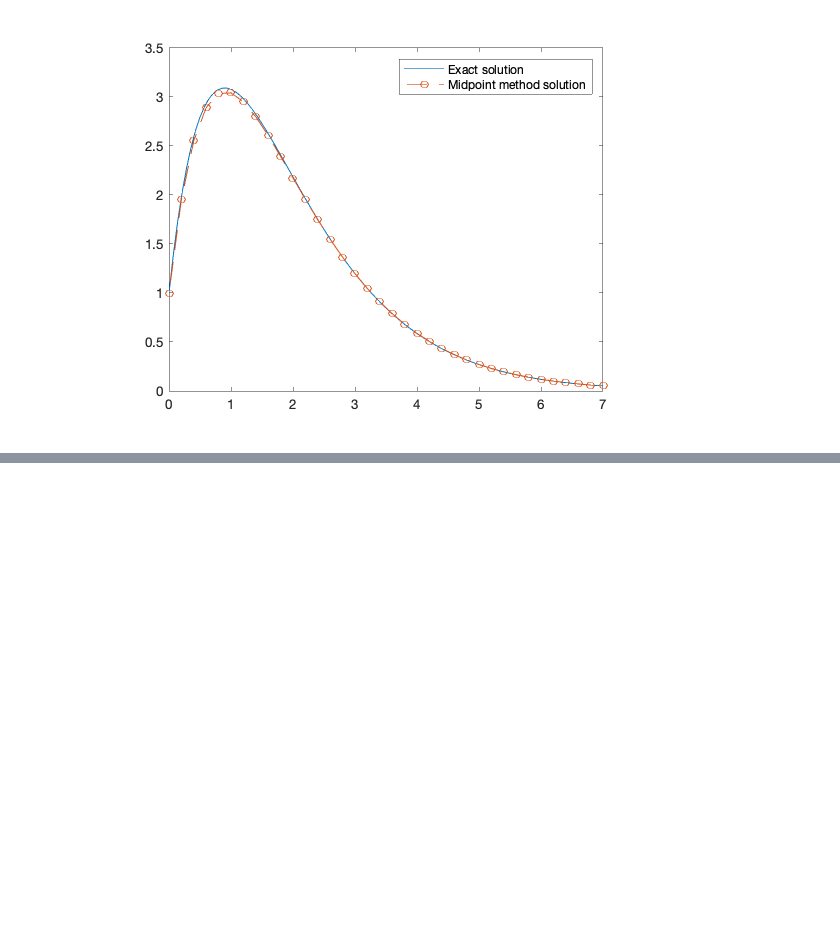
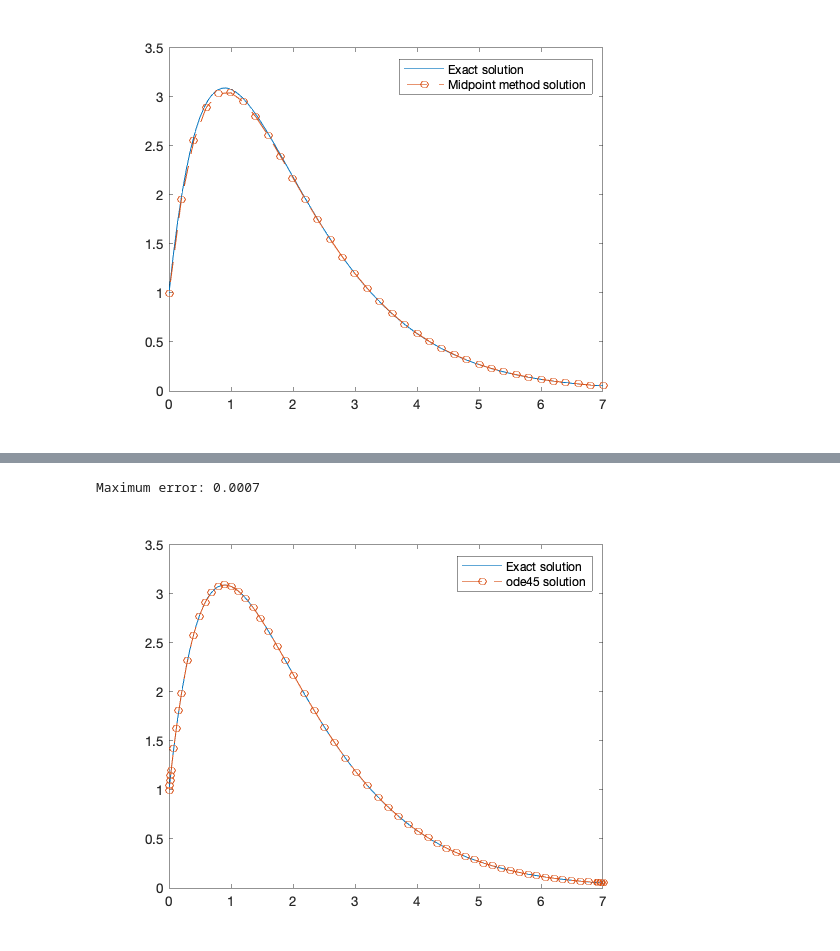
Before and after one commit to kyleniemeyer/ME373, a Jupyter notebook: docs/first-order-numerical.ipynb, the cells around one changed output, grey strips where cells are left out. Cells and saved outputs as stored; diff of their text form; code cells hidden in the pictures; blank space fills up the shorter version.

```diff
--- a/docs/first-order-numerical.ipynb
+++ b/docs/first-order-numerical.ipynb
@@ -233,0 +273,17 @@ This method is explicit and fourth-order accurate: error $\sim \mathcal{O}(\Delt
+# %%
+clear
+
+f = @(x,y) 8*exp(-x)*(1 + x) - 2*y;
+
+[X, Y] = ode45(f, [0 7], [1]);
+
+x_exact = linspace(0, 7);
+y_exact = @(x) exp(-2.*x).*(8*x.*exp(x) + 1);
+plot(x_exact, y_exact(x_exact)); hold on
+plot(X, Y, 'o--')
+legend('Exact solution', "ode45 solution")
+
+fprintf('Maximum error: %6.4f', max(abs(y_exact(X) - Y)))
+# %% [output]
+Maximum error: 0.0007
+[figure, added]
```
Also changed, not shown: parts of 3 cells of this notebook.
